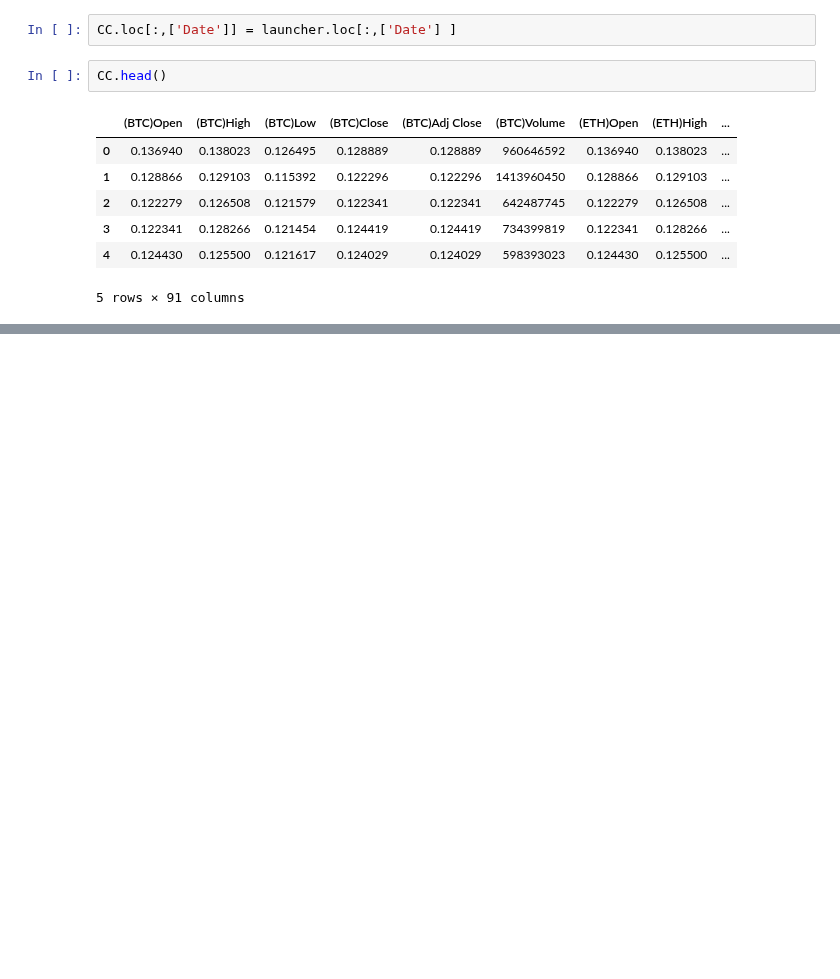
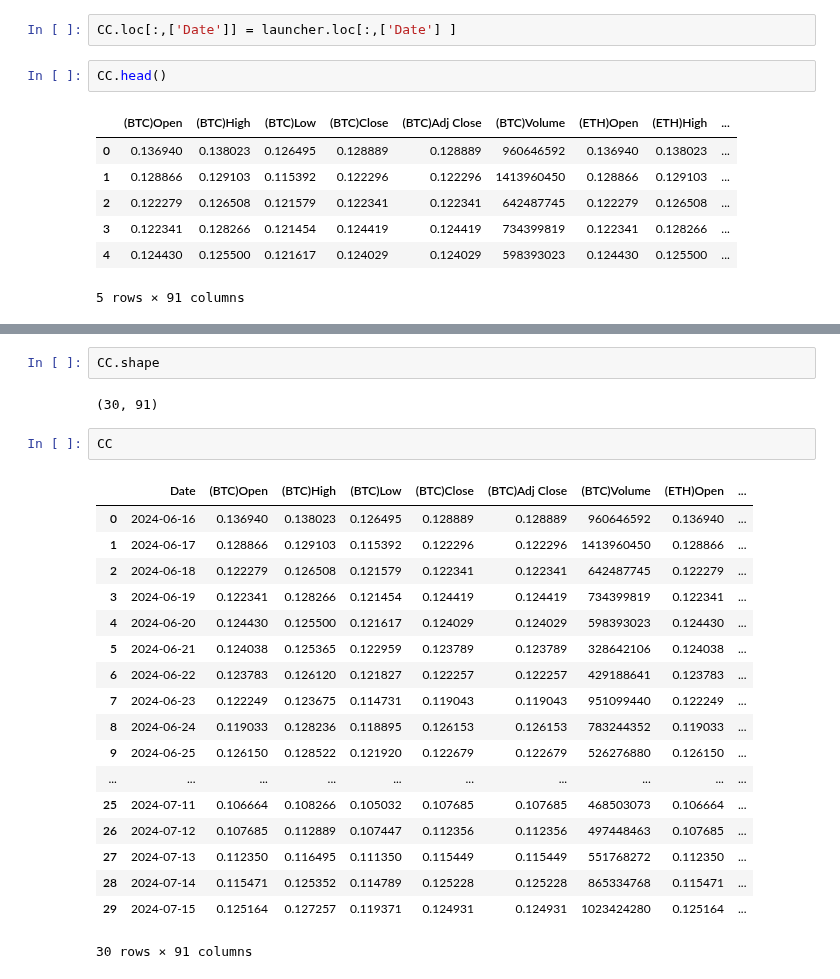
Before and after one commit to CODING-racer/criptobot, a Jupyter notebook: new_crip.ipynb, the cells around one changed output, grey strips where cells are left out. Drawn from its saved outputs; the diff is of its cells as text; blank space fills up the shorter version.

```diff
--- a/new_crip.ipynb
+++ b/new_crip.ipynb
@@ -234,0 +639,25 @@ CC.head()
+# %%
+CC.shape
+# %% [output]
+(30, 91)
+# %%
+CC
+# %% [output]
+|  | Date | (BTC)Open | (BTC)High | (BTC)Low | (BTC)Close | (BTC)Adj Close | (BTC)Volume | (ETH)Open | ... |
+| 0 | 2024-06-16 | 0.136940 | 0.138023 | 0.126495 | 0.128889 | 0.128889 | 960646592 | 0.136940 | ... |
+| 1 | 2024-06-17 | 0.128866 | 0.129103 | 0.115392 | 0.122296 | 0.122296 | 1413960450 | 0.128866 | ... |
+| 2 | 2024-06-18 | 0.122279 | 0.126508 | 0.121579 | 0.122341 | 0.122341 | 642487745 | 0.122279 | ... |
+| 3 | 2024-06-19 | 0.122341 | 0.128266 | 0.121454 | 0.124419 | 0.124419 | 734399819 | 0.122341 | ... |
+| 4 | 2024-06-20 | 0.124430 | 0.125500 | 0.121617 | 0.124029 | 0.124029 | 598393023 | 0.124430 | ... |
+| 5 | 2024-06-21 | 0.124038 | 0.125365 | 0.122959 | 0.123789 | 0.123789 | 328642106 | 0.124038 | ... |
+| 6 | 2024-06-22 | 0.123783 | 0.126120 | 0.121827 | 0.122257 | 0.122257 | 429188641 | 0.123783 | ... |
+| 7 | 2024-06-23 | 0.122249 | 0.123675 | 0.114731 | 0.119043 | 0.119043 | 951099440 | 0.122249 | ... |
+| 8 | 2024-06-24 | 0.119033 | 0.128236 | 0.118895 | 0.126153 | 0.126153 | 783244352 | 0.119033 | ... |
+| 9 | 2024-06-25 | 0.126150 | 0.128522 | 0.121920 | 0.122679 | 0.122679 | 526276880 | 0.126150 | ... |
+| ... | ... | ... | ... | ... | ... | ... | ... | ... | ... |
+| 25 | 2024-07-11 | 0.106664 | 0.108266 | 0.105032 | 0.107685 | 0.107685 | 468503073 | 0.106664 | ... |
+| 26 | 2024-07-12 | 0.107685 | 0.112889 | 0.107447 | 0.112356 | 0.112356 | 497448463 | 0.107685 | ... |
+| 27 | 2024-07-13 | 0.112350 | 0.116495 | 0.111350 | 0.115449 | 0.115449 | 551768272 | 0.112350 | ... |
+| 28 | 2024-07-14 | 0.115471 | 0.125352 | 0.114789 | 0.125228 | 0.125228 | 865334768 | 0.115471 | ... |
+| 29 | 2024-07-15 | 0.125164 | 0.127257 | 0.119371 | 0.124931 | 0.124931 | 1023424280 | 0.125164 | ... |
+30 rows × 91 columns
```
Also changed, not shown: parts of 34 cells of this notebook.
